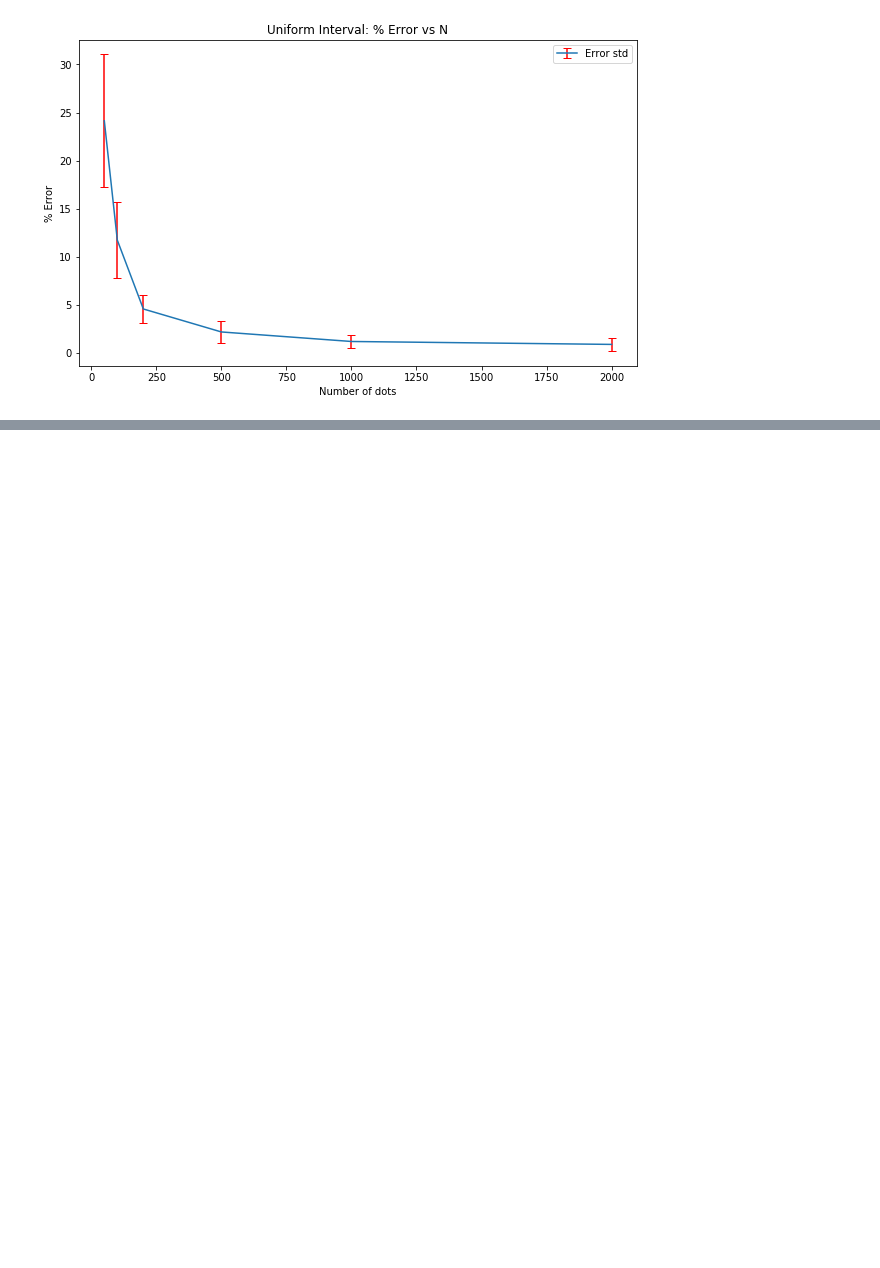
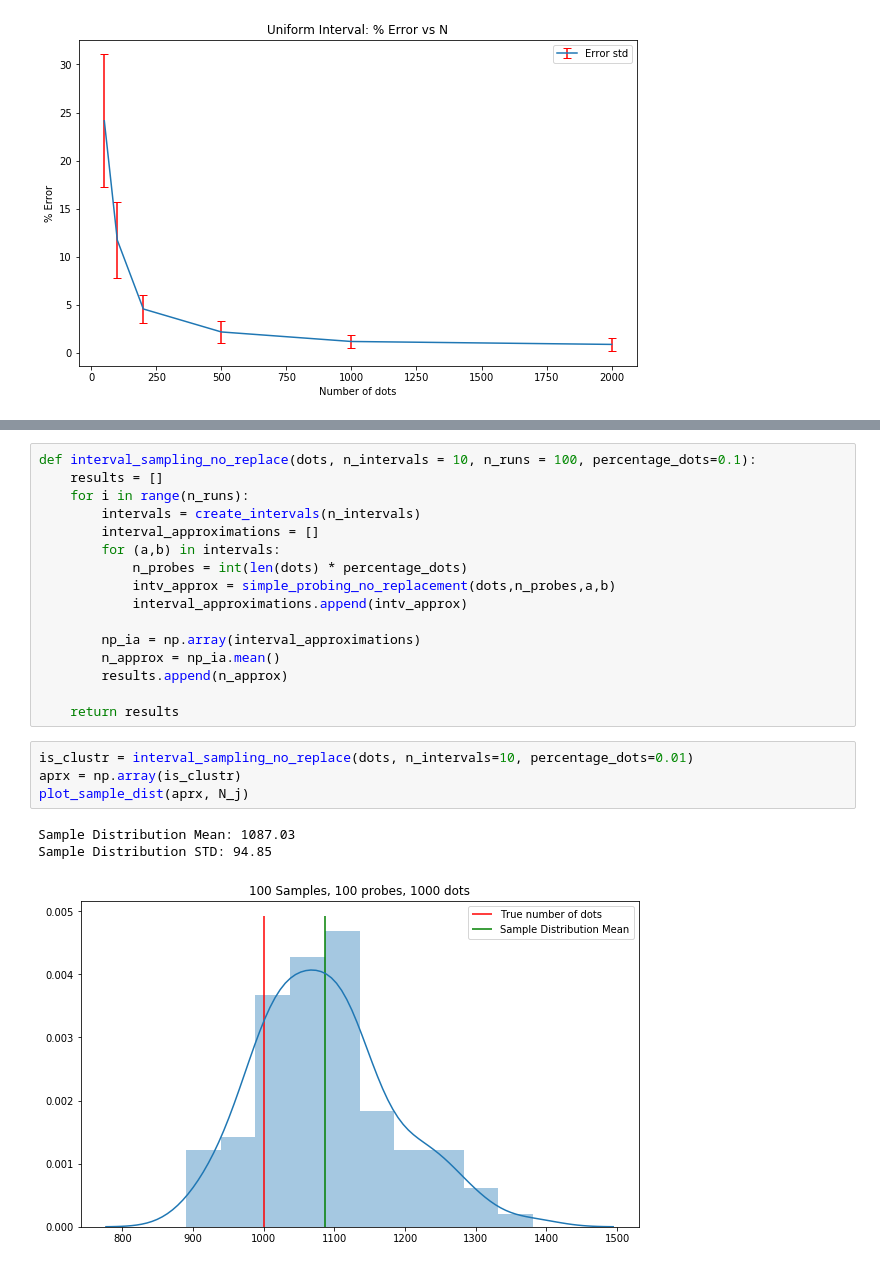
Before and after one commit to sebastiandro/probing-density, a Jupyter notebook: Probing Density.ipynb, the cells around one changed output, grey strips where cells are left out. Saved outputs shown, nothing was run; the diff lists cells and outputs as text; blank space fills up the shorter version.

```diff
--- a/Probing Density.ipynb
+++ b/Probing Density.ipynb
@@ -537,0 +629,24 @@ The error deviates with: 7.7136 %
+# %%
+def interval_sampling_no_replace(dots, n_intervals = 10, n_runs = 100, percentage_dots=0.1):
+    results = []
+    for i in range(n_runs):
+        intervals = create_intervals(n_intervals)
+        interval_approximations = []
+        for (a,b) in intervals:
+            n_probes = int(len(dots) * percentage_dots)
+            intv_approx = simple_probing_no_replacement(dots,n_probes,a,b)
+            interval_approximations.append(intv_approx)
+
+        np_ia = np.array(interval_approximations)
+        n_approx = np_ia.mean()
+        results.append(n_approx)
+
+    return results
+# %%
+is_clustr = interval_sampling_no_replace(dots, n_intervals=10, percentage_dots=0.01)
+aprx = np.array(is_clustr)
+plot_sample_dist(aprx, N_j)
+# %% [output]
+Sample Distribution Mean: 1087.03
+Sample Distribution STD: 94.85
+[figure, added]
```
Also changed, not shown: parts of 14 cells of this notebook.
